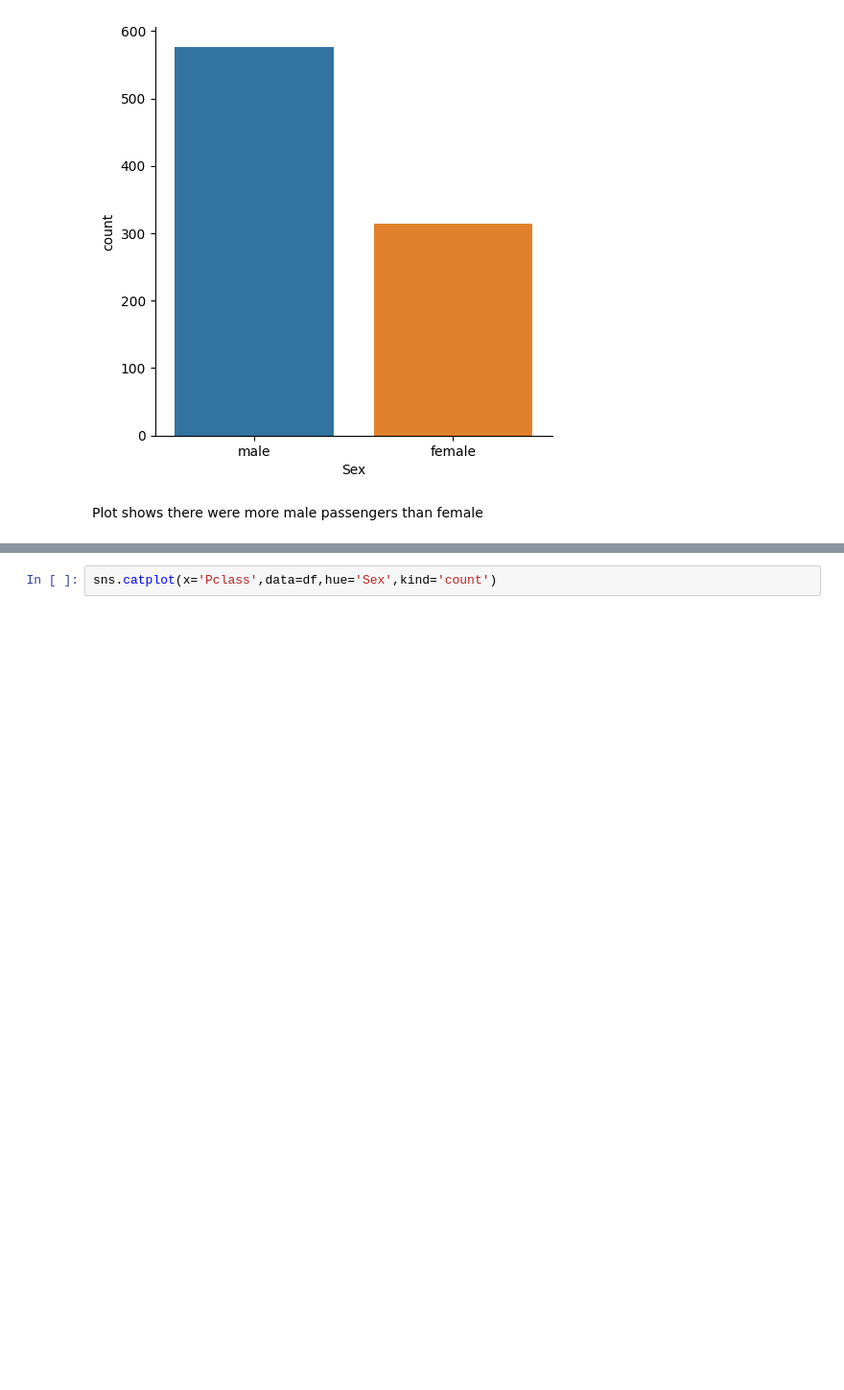
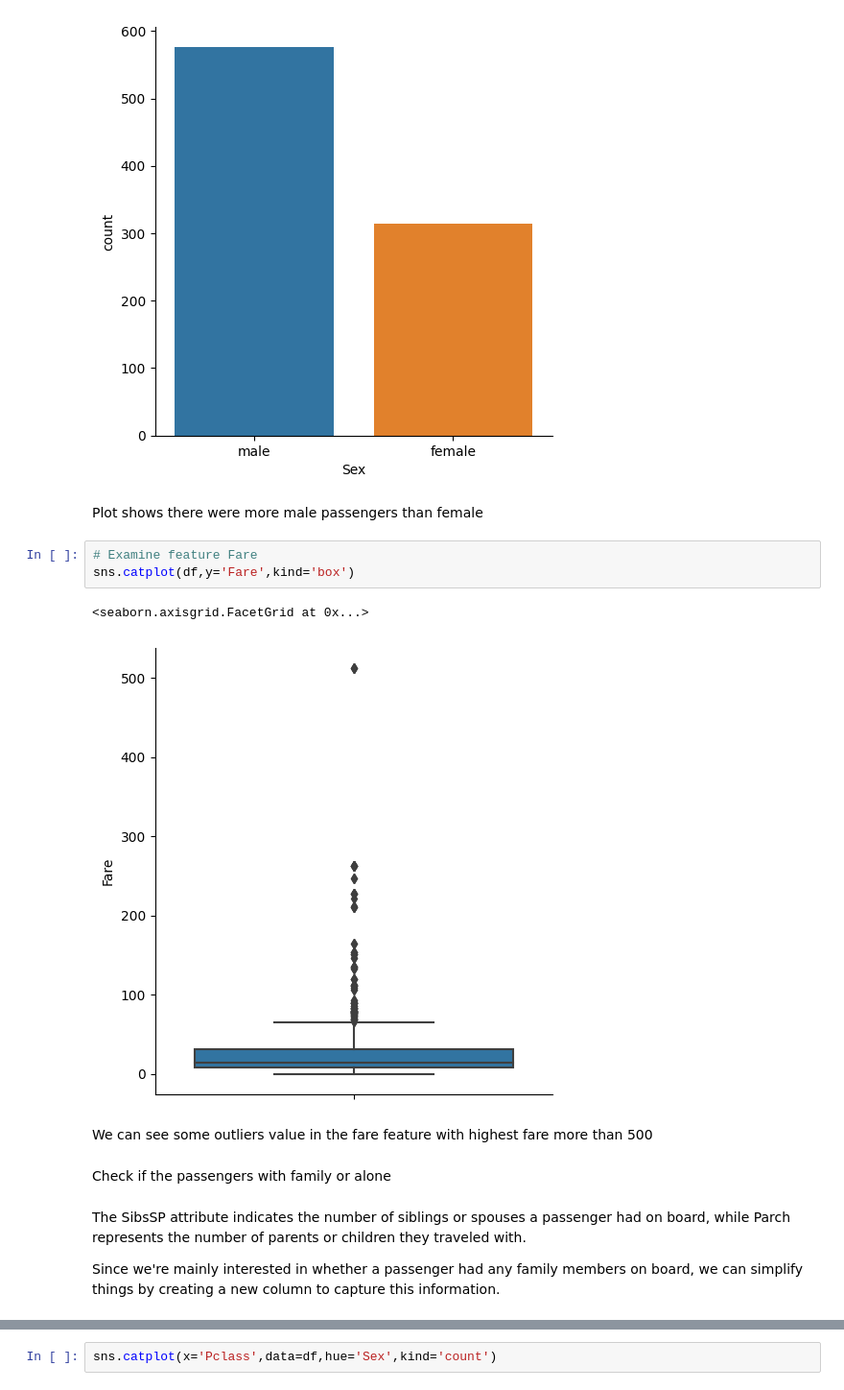
Before and after one commit to xkeyna/Data-Science-portfolio, a Jupyter notebook: titanic-eda.ipynb, the cells around one changed output, grey strips where cells are left out. Shown at 96% size. Cells and saved outputs as stored; diff of their text form; blank space fills up the shorter version.

```diff
--- a/titanic-eda.ipynb
+++ b/titanic-eda.ipynb
@@ -127,3 +144,18 @@ sns.catplot(x='Sex',data=df,kind='count')
 [figure]
 # %% [markdown]
 Plot shows there were more male passengers than female
+# %%
+# Examine feature Fare
+sns.catplot(df,y='Fare',kind='box')
+# %% [output]
+<seaborn.axisgrid.FacetGrid at 0x...>
+[figure, added]
+# %% [markdown]
+We can see some outliers value in the fare feature with highest fare more than 500
+# %% [markdown]
+Check if the passengers with family or alone <br>
+# %% [markdown]
+
+The SibsSP attribute indicates the number of siblings or spouses a passenger had on board, while Parch represents the number of parents or children they traveled with.
+
+Since we're mainly interested in whether a passenger had any family members on board, we can simplify things by creating a new column to capture this information.
```
Also changed, not shown: parts of 53 cells of this notebook.
